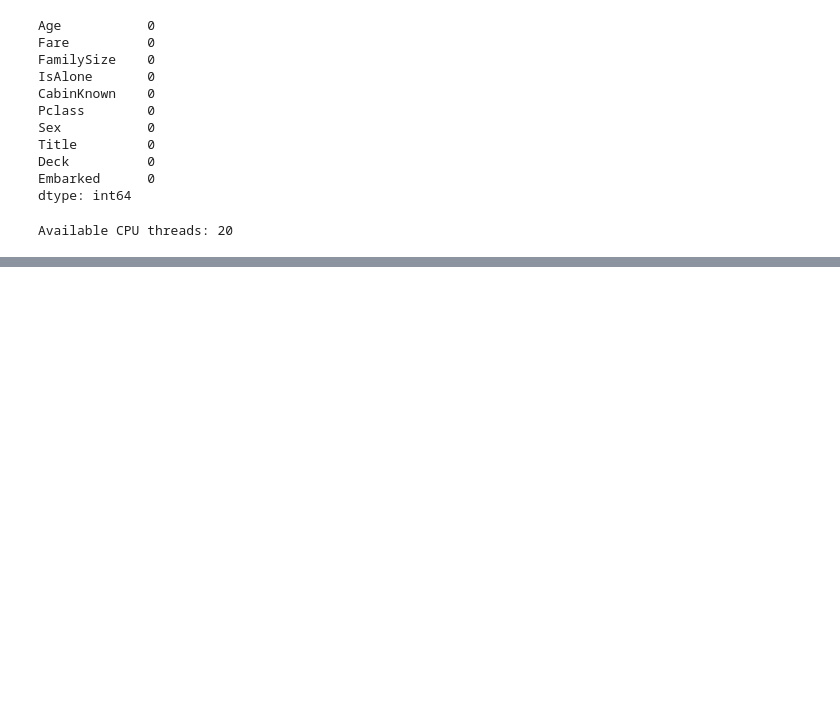
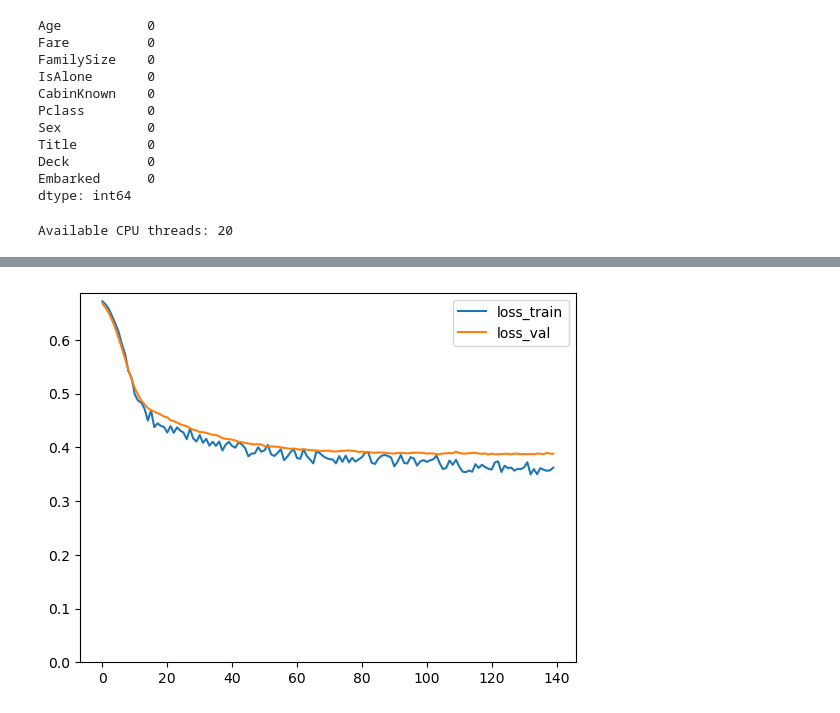
Before and after one commit to AntonUkhabin/Kaggle-Titanic, a Jupyter notebook: draft.ipynb, the cells around one changed output, grey strips where cells are left out. Cells and saved outputs as stored; diff of their text form; code cells hidden in the pictures; blank space fills up the shorter version.

```diff
--- a/draft.ipynb
+++ b/draft.ipynb
@@ -253,0 +639,8 @@ Available CPU threads: 20
+# %%
+plt.plot(train_loss)
+plt.plot(val_loss)
+plt.ylim(bottom=0)
+plt.legend(['loss_train', 'loss_val'])
+plt.show()
+# %% [output]
+[figure, added]
```
Also changed, not shown: parts of 35 cells of this notebook, 10 other files.
